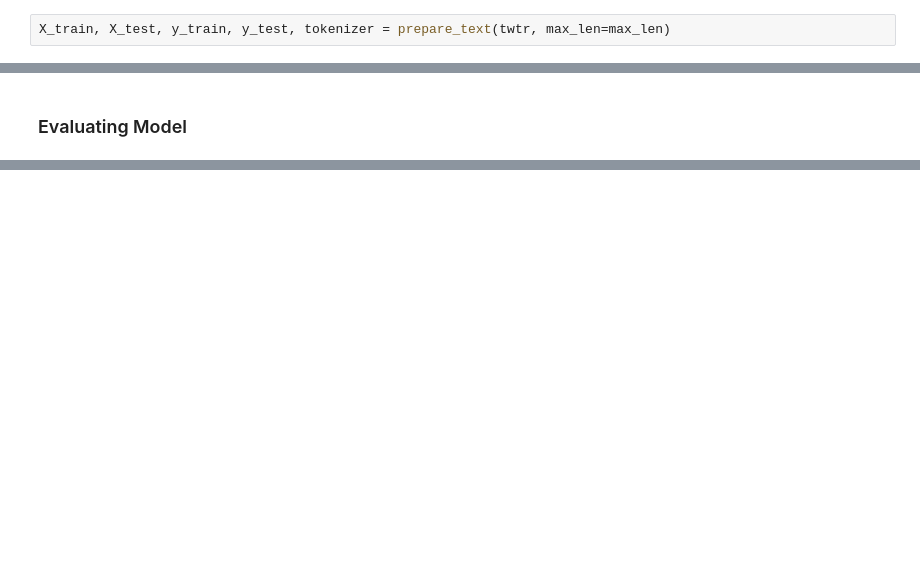
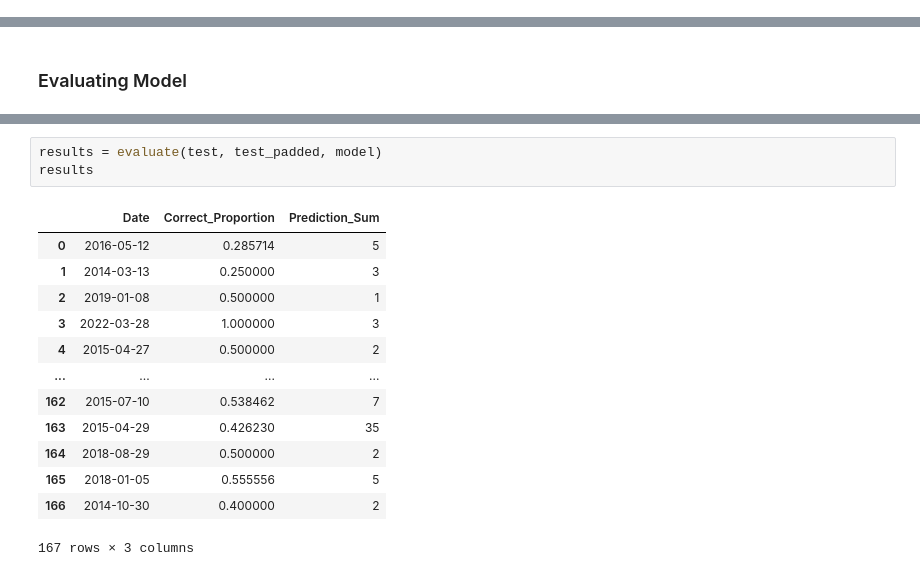
Before and after one commit to zlee1/RedditSentimentAnalysis, a Jupyter notebook: reddit_semtiment_analysis.ipynb, the cells around one changed output, grey strips where cells are left out. Drawn from its saved outputs; the diff is of its cells as text; blank space fills up the shorter version.

```diff
--- a/reddit_semtiment_analysis.ipynb
+++ b/reddit_semtiment_analysis.ipynb
@@ -324,2 +371,0 @@ max_len = 100
-# %%
-X_train, X_test, y_train, y_test, tokenizer = prepare_text(twtr, max_len=max_len)
@@ -426,0 +487,17 @@ def evaluate(data, model, train_proportion=0.8):
+# %%
+results = evaluate(test, test_padded, model)
+results
+# %% [output]
+|  | Date | Correct_Proportion | Prediction_Sum |
+| 0 | 2016-05-12 | 0.285714 | 5 |
+| 1 | 2014-03-13 | 0.250000 | 3 |
+| 2 | 2019-01-08 | 0.500000 | 1 |
+| 3 | 2022-03-28 | 1.000000 | 3 |
+| 4 | 2015-04-27 | 0.500000 | 2 |
+| ... | ... | ... | ... |
+| 162 | 2015-07-10 | 0.538462 | 7 |
+| 163 | 2015-04-29 | 0.426230 | 35 |
+| 164 | 2018-08-29 | 0.500000 | 2 |
+| 165 | 2018-01-05 | 0.555556 | 5 |
+| 166 | 2014-10-30 | 0.400000 | 2 |
+167 rows × 3 columns
```
Also changed, not shown: parts of 24 cells of this notebook, 1 other file.
